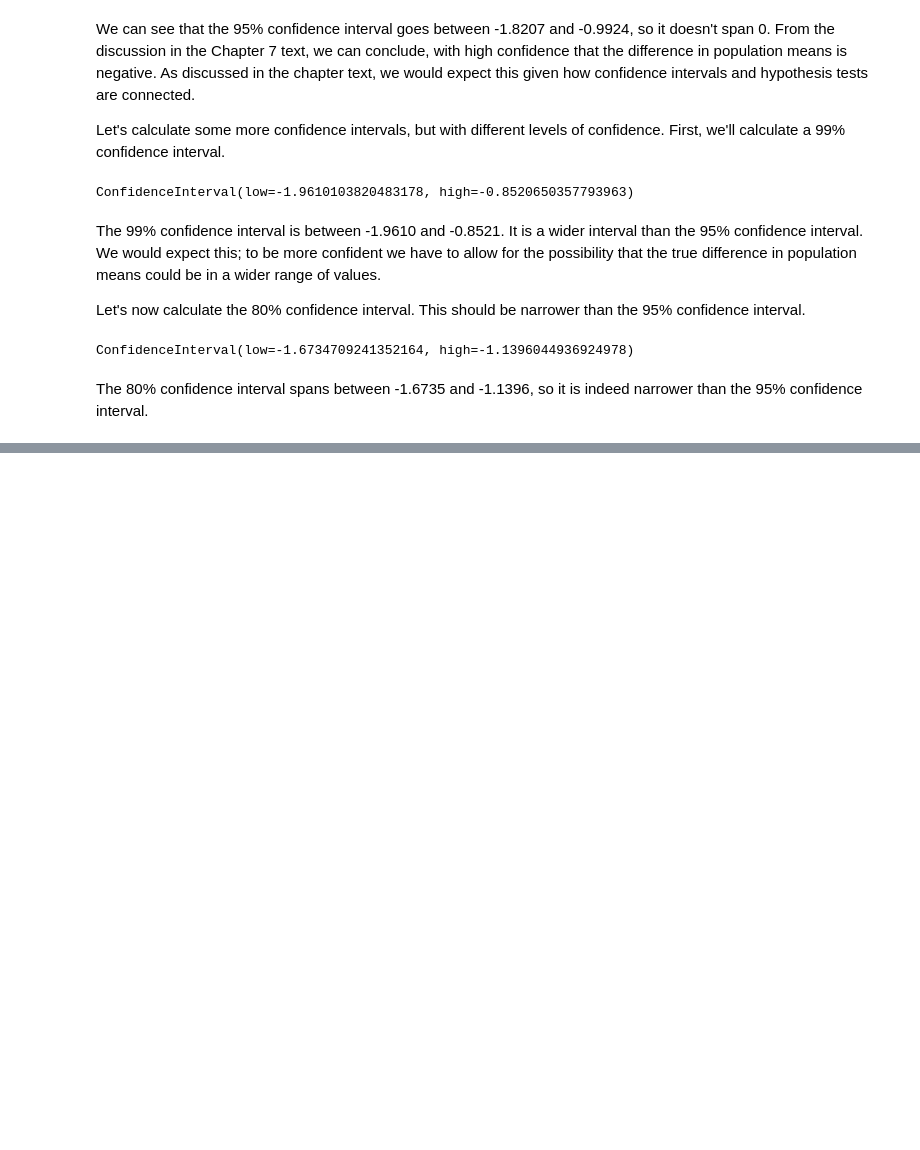
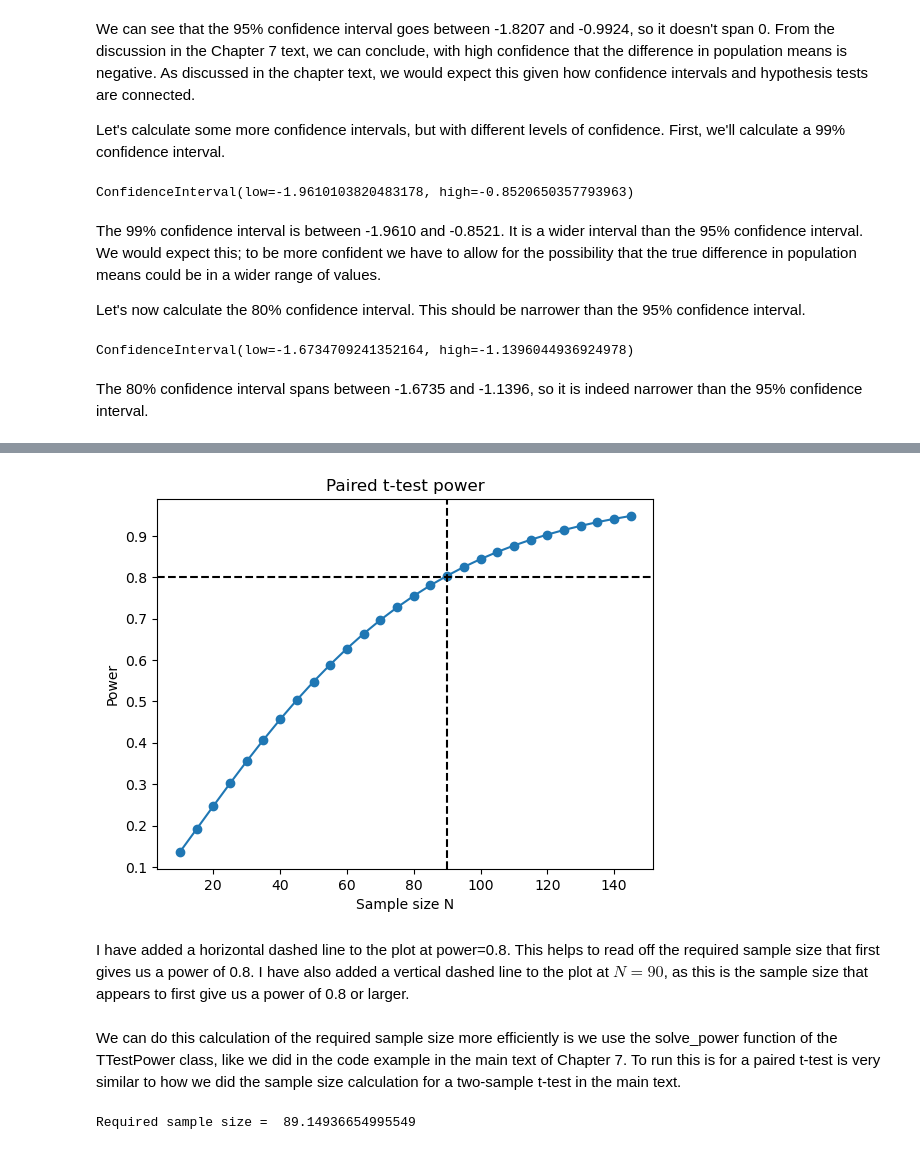
Before and after one commit to PacktPublishing/15-Math-Concepts-Every-Data-Scientist-Should-Know, a Jupyter notebook: Chapter07/Answers_to_Exercises_Chap7.ipynb, the cells around one changed output, grey strips where cells are left out. Drawn from its saved outputs; the diff is of its cells as text; code cells hidden in the pictures; blank space fills up the shorter version.

```diff
--- a/Chapter07/Answers_to_Exercises_Chap7.ipynb
+++ b/Chapter07/Answers_to_Exercises_Chap7.ipynb
@@ -72,0 +79,28 @@ The 80% confidence interval spans between -1.6735 and -1.1396, so it is indeed n
+# %%
+# Create the sequence of sample sizes for which we'll calculate the power
+n_seq = np.arange(start=10, stop=150, step=5)
+
+# Calculate the power for the sequence of sample sizes.
+# We'll do this as a lis comprehension
+power_seq = [TTestPower().power(effect_size=0.3, nobs=n, alpha=0.05, df=n-1, alternative='two-sided') for n in n_seq]
+
+# Plot the power against sample size
+fig, ax = plt.subplots()
+plt.plot(n_seq, power_seq, marker='o')
+ax.axhline(0.8, linestyle='--', color='black')
+ax.axvline(90, linestyle='--', color='black')
+plt.title('Paired t-test power')
+plt.xlabel('Sample size N')
+plt.ylabel('Power')
+plt.show()
+# %% [output]
+[figure, added]
+# %% [markdown]
+I have added a horizontal dashed line to the plot at power=0.8. This helps to read off the required sample size that first gives us a power of 0.8. I have also added a vertical dashed line to the plot at $N=90$, as this is the sample size that appears to first give us a power of 0.8 or larger.
+# %% [markdown]
+We can do this calculation of the required sample size more efficiently is we use the solve_power function of the TTestPower class, like we did in the code example in the main text of Chapter 7. To run this is for a paired t-test is very similar to how we did the sample size calculation for a two-sample t-test in the main text.
+# %%
+# Run the sample size calculation
+print("Required sample size = ", TTestPower().solve_power(effect_size=0.3, nobs=None, alpha=0.05, power=0.8, alternative='two-sided'))
+# %% [output]
+Required sample size =  89.14936654995549
```
Also changed, not shown: parts of 3 cells of this notebook.
